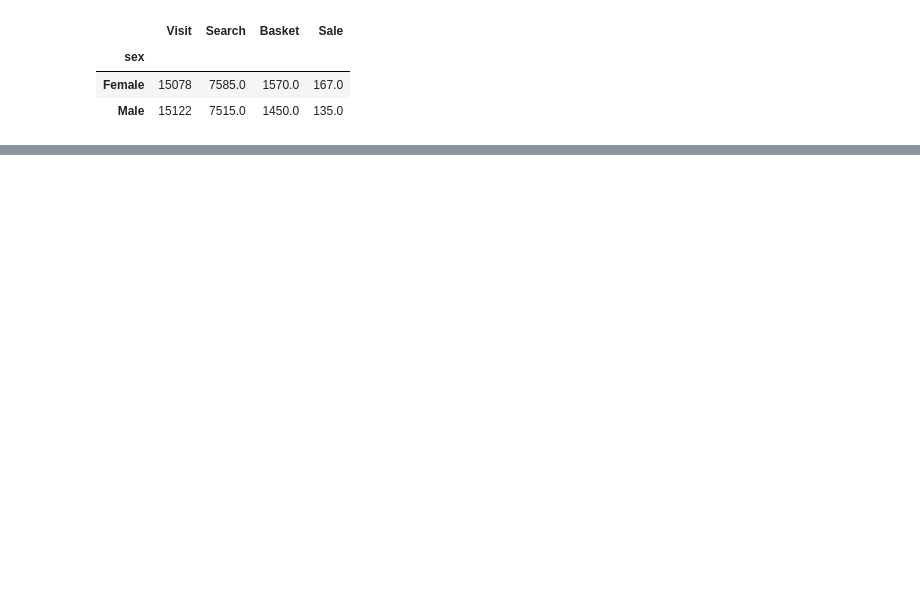
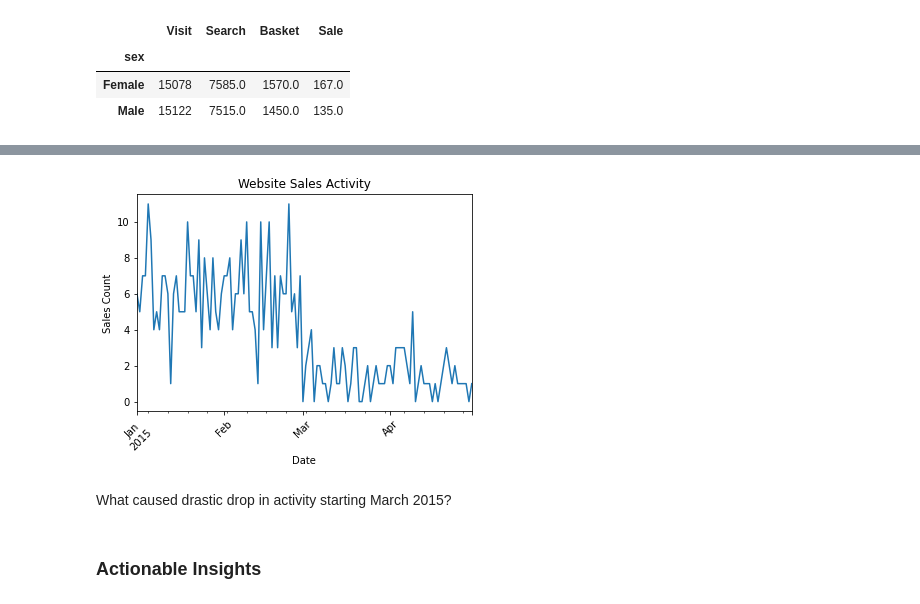
Before and after one commit to rylewww/Sales-Funnel-Analysis, a Jupyter notebook: Assessment-RL.ipynb, the cells around one changed output, grey strips where cells are left out. Drawn from its saved outputs; the diff is of its cells as text; code cells hidden in the pictures; blank space fills up the shorter version.

```diff
--- a/Assessment-RL.ipynb
+++ b/Assessment-RL.ipynb
@@ -365,0 +400,12 @@ mobile.groupby(['sex']).sum()
+# %%
+date_activity['Sale'].plot(rot = 45)
+plt.xlabel('Date')
+plt.ylabel('Sales Count')
+plt.title('Website Sales Activity')
+plt.savefig('Sales Activity')
+# %% [output]
+[figure, added]
+# %% [markdown]
+What caused drastic drop in activity starting March 2015?
+# %% [markdown]
+### Actionable Insights
```
Also changed, not shown: parts of 26 cells of this notebook, 4 other files.
